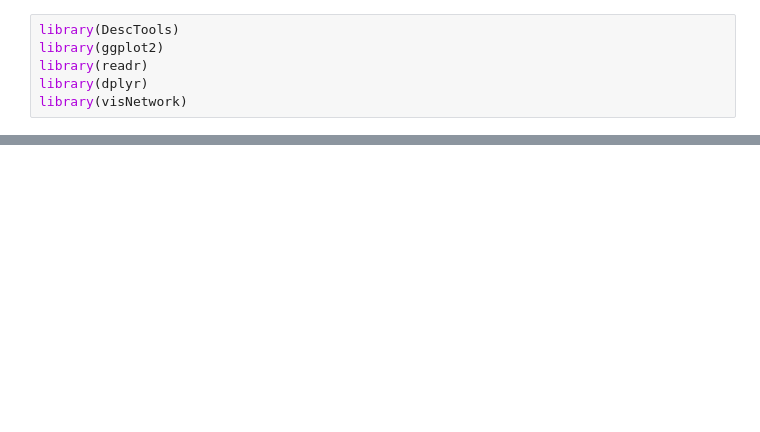
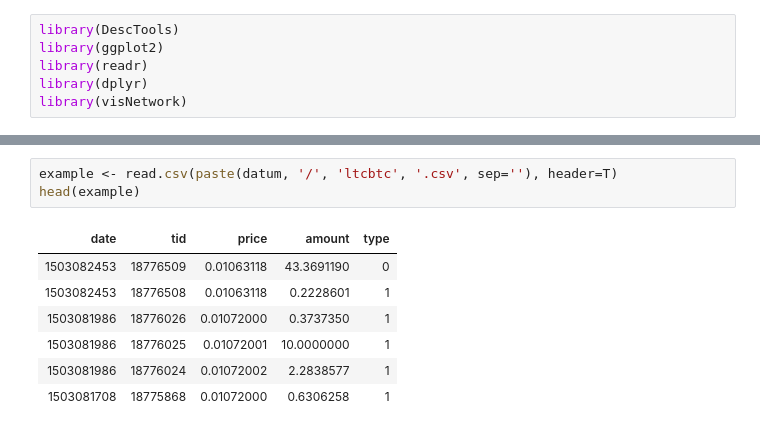
Before and after one commit to metodj/kripto, a Jupyter notebook: CC_exchanges/bitstamp/bitstamp_analiza_in_vizualizacija.ipynb, the cells around one changed output, grey strips where cells are left out. Drawn from its saved outputs; the diff is of its cells as text; blank space fills up the shorter version.

Commit message:
bitstamp example finished

```diff
--- a/CC_exchanges/bitstamp/bitstamp_analiza_in_vizualizacija.ipynb
+++ b/CC_exchanges/bitstamp/bitstamp_analiza_in_vizualizacija.ipynb
@@ -334,0 +51,11 @@ Ali lahko kje pridobis podatke o uporabnikih na posamezni borzi, vsaj za katero
+# %%
+example <- read.csv(paste(datum, '/', 'ltcbtc', '.csv', sep=''), header=T)
+head(example)
+# %% [output]
+| date | tid | price | amount | type |
+| 1503082453 | 18776509 | 0.01063118 | 43.3691190 | 0 |
+| 1503082453 | 18776508 | 0.01063118 | 0.2228601 | 1 |
+| 1503081986 | 18776026 | 0.01072000 | 0.3737350 | 1 |
+| 1503081986 | 18776025 | 0.01072001 | 10.0000000 | 1 |
+| 1503081986 | 18776024 | 0.01072002 | 2.2838577 | 1 |
+| 1503081708 | 18775868 | 0.01072000 | 0.6306258 | 1 |
```
Also changed, not shown: parts of 59 cells of this notebook, 17 other files.
